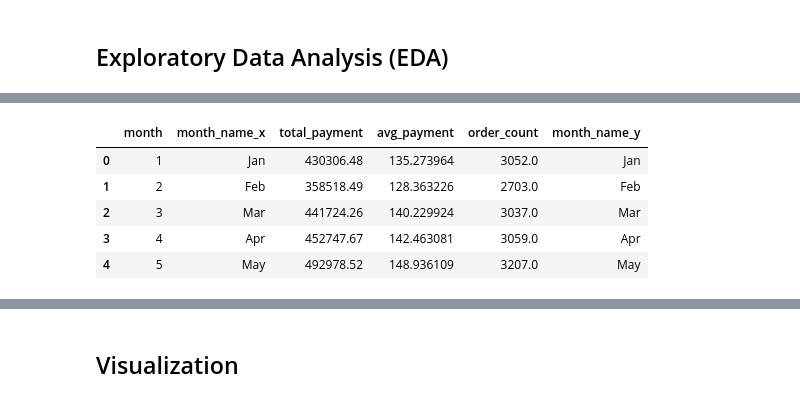
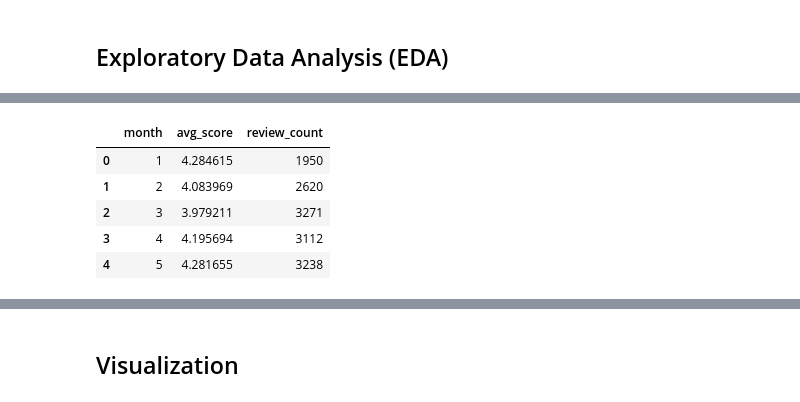
Before and after one commit to albarpambagio/analisis-data-dengan-python-dicoding, a Jupyter notebook: notebook.ipynb, the cells around one changed output, grey strips where cells are left out. Saved outputs shown, nothing was run; the diff lists cells and outputs as text; code cells hidden in the pictures.

```diff
--- a/notebook.ipynb
+++ b/notebook.ipynb
@@ -241,18 +373,9 @@ monthly_payment_stats['month_name'] = monthly_payment_stats['month'].map(month_n
-# %%
-monthly_review_stats['month_name'] = monthly_review_stats['month'].map(month_names)
-
-# Ensure all months are included (even if no data)
-all_months = pd.DataFrame({'month': range(1, 13)})
-all_months['month_name'] = all_months['month'].map(month_names)
-
-monthly_payment_stats = all_months.merge(monthly_payment_stats, on='month', how='left').fillna(0)
-monthly_review_stats = all_months.merge(monthly_review_stats, on='month', how='left').fillna(0)
 # %%
-monthly_payment_stats.head()
+monthly_review_stats.head()
 # %% [output]
-|  | month | month_name_x | total_payment | avg_payment | order_count | month_name_y |
-| 0 | 1 | Jan | 430306.48 | 135.273964 | 3052.0 | Jan |
-| 1 | 2 | Feb | 358518.49 | 128.363226 | 2703.0 | Feb |
-| 2 | 3 | Mar | 441724.26 | 140.229924 | 3037.0 | Mar |
-| 3 | 4 | Apr | 452747.67 | 142.463081 | 3059.0 | Apr |
-| 4 | 5 | May | 492978.52 | 148.936109 | 3207.0 | May |
+|  | month | avg_score | review_count |
+| 0 | 1 | 4.284615 | 1950 |
+| 1 | 2 | 4.083969 | 2620 |
+| 2 | 3 | 3.979211 | 3271 |
+| 3 | 4 | 4.195694 | 3112 |
+| 4 | 5 | 4.281655 | 3238 |
```
Also changed, not shown: parts of 35 cells of this notebook, 2 other files.
